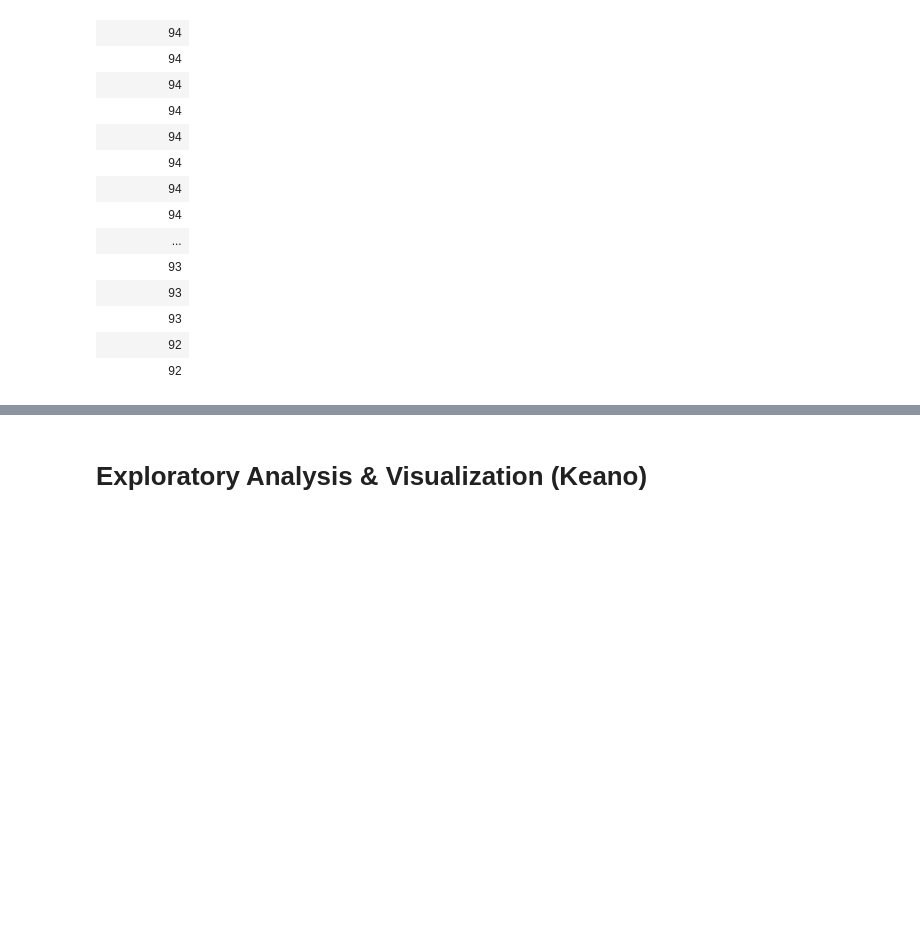
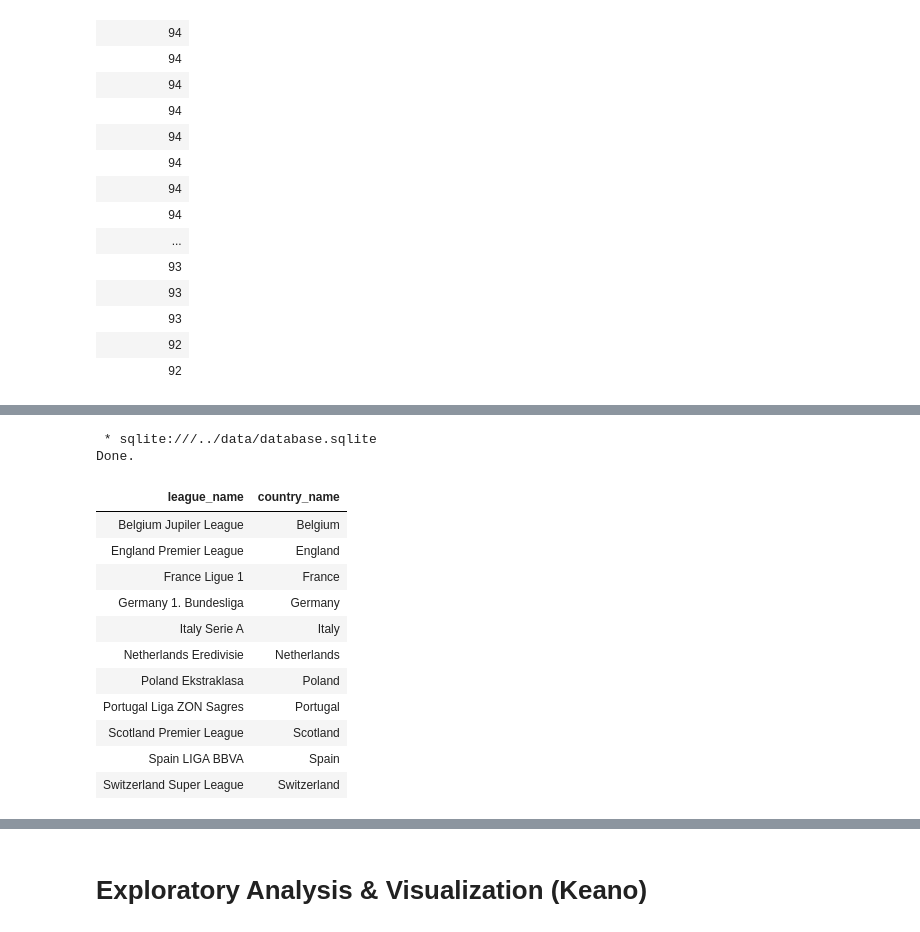
Before and after one commit to gwilli95/European_Soccer_EDA_XGBoost_Pipeline, a Jupyter notebook: notebooks/soccer_eda.ipynb, the cells around one changed output, grey strips where cells are left out. Drawn from its saved outputs; the diff is of its cells as text; code cells hidden in the pictures; blank space fills up the shorter version.

```diff
--- a/notebooks/soccer_eda.ipynb
+++ b/notebooks/soccer_eda.ipynb
@@ -139,0 +177,26 @@ Done.
+# %%
+%%sql
+-- What leagues have player data?
+SELECT DISTINCT
+    l.name AS league_name,
+    c.name AS country_name
+FROM League l
+JOIN Country c ON c.id = l.country_id
+JOIN Match m ON l.id = m.league_id
+WHERE m.home_player_X1 IS NOT NULL
+ORDER BY league_name;
+# %% [output]
+ * sqlite:///../data/database.sqlite
+Done.
+| league_name | country_name |
+| Belgium Jupiler League | Belgium |
+| England Premier League | England |
+| France Ligue 1 | France |
+| Germany 1. Bundesliga | Germany |
+| Italy Serie A | Italy |
+| Netherlands Eredivisie | Netherlands |
+| Poland Ekstraklasa | Poland |
+| Portugal Liga ZON Sagres | Portugal |
+| Scotland Premier League | Scotland |
+| Spain LIGA BBVA | Spain |
+| Switzerland Super League | Switzerland |
```
Also changed, not shown: parts of 7 cells of this notebook.
